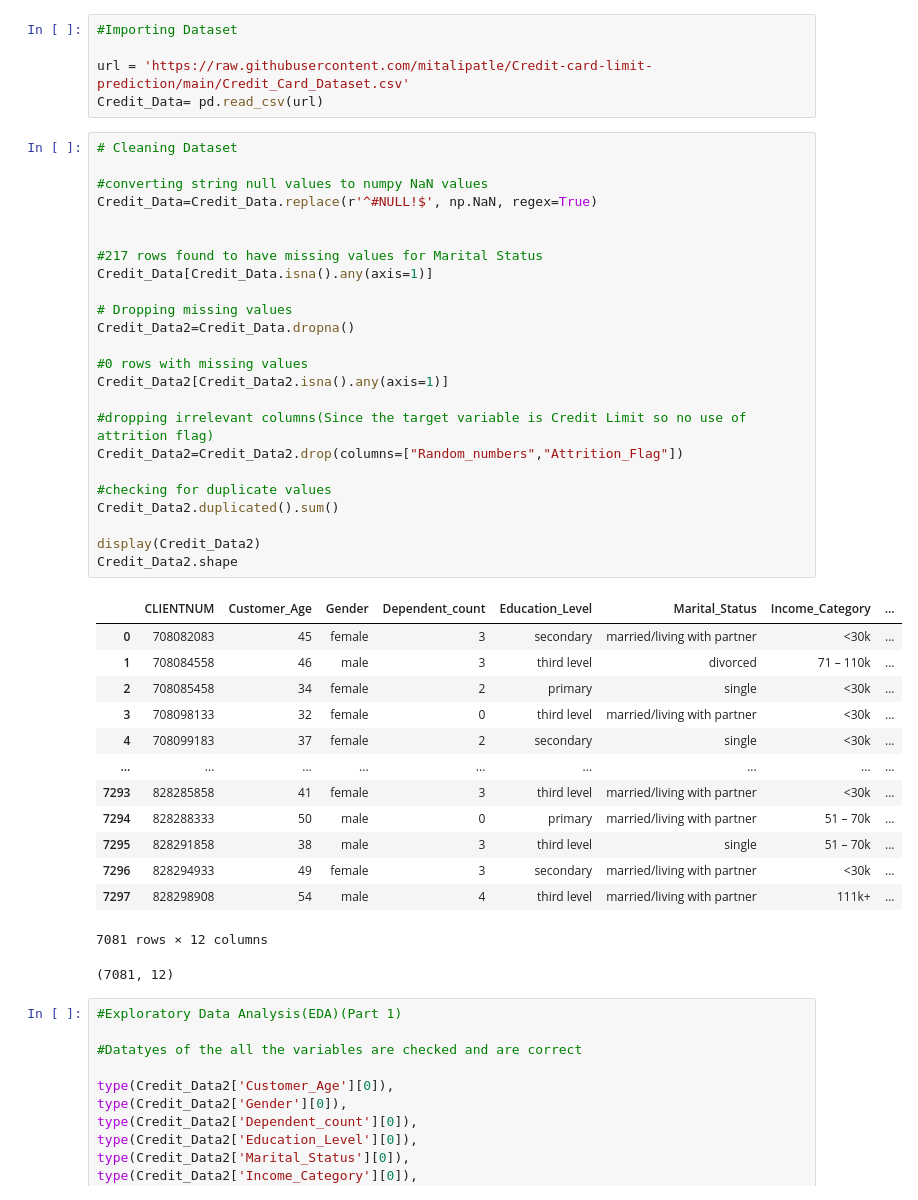
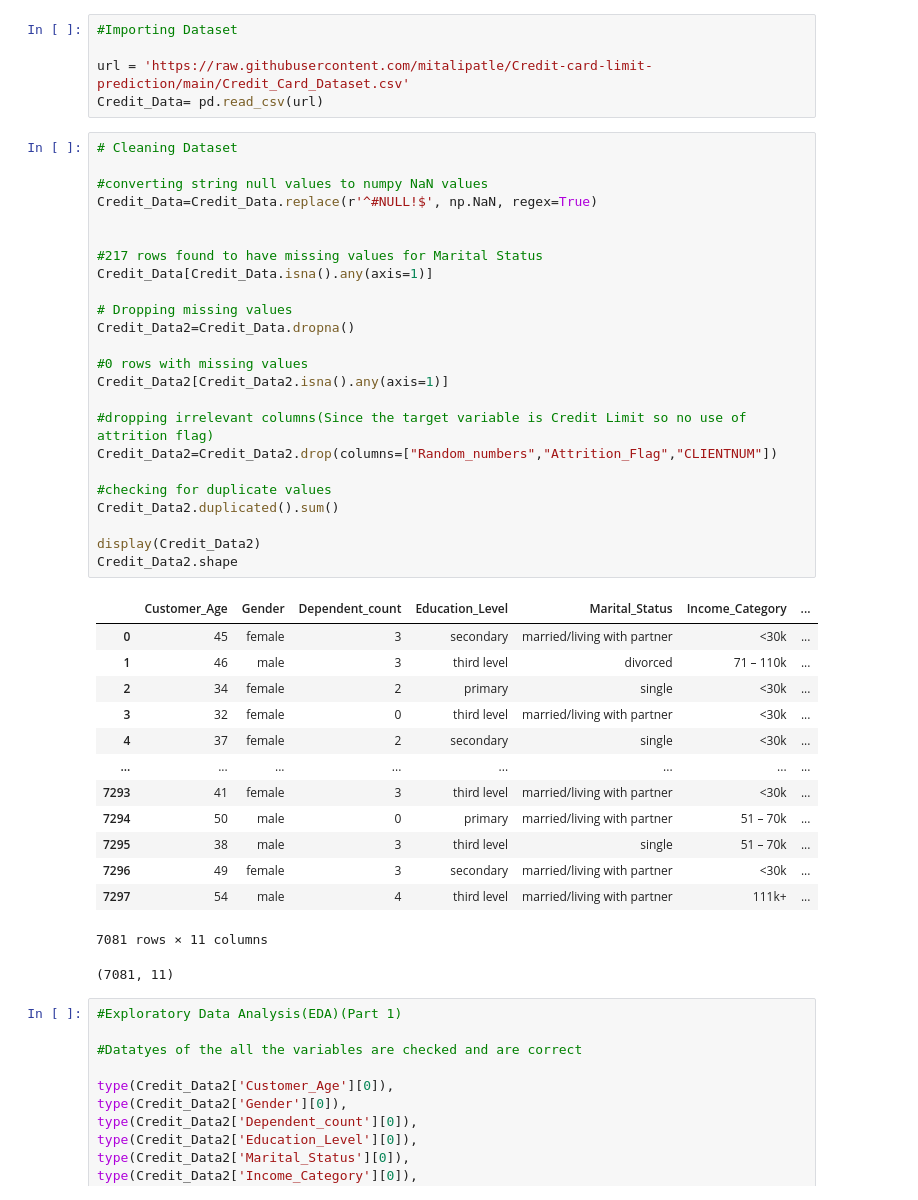
Before and after one commit to mitalipatle/Credit-card-limit-prediction-in-python, a Jupyter notebook: Credit_Limit_Prediction.ipynb, the cells around one changed output. Drawn from its saved outputs; the diff is of its cells as text.

Commit message:
removed CLIENTNUM

```diff
--- a/Credit_Limit_Prediction.ipynb
+++ b/Credit_Limit_Prediction.ipynb
@@ -32,42 +32,42 @@ Credit_Data= pd.read_csv(url)
 # %%
 # Cleaning Dataset
 
 #converting string null values to numpy NaN values
 Credit_Data=Credit_Data.replace(r'^#NULL!$', np.NaN, regex=True)
 
 
 #217 rows found to have missing values for Marital Status
 Credit_Data[Credit_Data.isna().any(axis=1)]
 
 # Dropping missing values
 Credit_Data2=Credit_Data.dropna()
 
 #0 rows with missing values
 Credit_Data2[Credit_Data2.isna().any(axis=1)]
 
 #dropping irrelevant columns(Since the target variable is Credit Limit so no use of attrition flag)
-Credit_Data2=Credit_Data2.drop(columns=["Random_numbers","Attrition_Flag"])
+Credit_Data2=Credit_Data2.drop(columns=["Random_numbers","Attrition_Flag","CLIENTNUM"])
 
 #checking for duplicate values
 Credit_Data2.duplicated().sum()
 
 display(Credit_Data2)
 Credit_Data2.shape
 # %% [output]
-|  | CLIENTNUM | Customer_Age | Gender | Dependent_count | Education_Level | Marital_Status | Income_Category | ... |
-| 0 | 708082083 | 45 | female | 3 | secondary | married/living with partner | <30k | ... |
-| 1 | 708084558 | 46 | male | 3 | third level | divorced | 71 – 110k | ... |
-| 2 | 708085458 | 34 | female | 2 | primary | single | <30k | ... |
-| 3 | 708098133 | 32 | female | 0 | third level | married/living with partner | <30k | ... |
-| 4 | 708099183 | 37 | female | 2 | secondary | single | <30k | ... |
-| ... | ... | ... | ... | ... | ... | ... | ... | ... |
-| 7293 | 828285858 | 41 | female | 3 | third level | married/living with partner | <30k | ... |
-| 7294 | 828288333 | 50 | male | 0 | primary | married/living with partner | 51 – 70k | ... |
-| 7295 | 828291858 | 38 | male | 3 | third level | single | 51 – 70k | ... |
-| 7296 | 828294933 | 49 | female | 3 | secondary | married/living with partner | <30k | ... |
-| 7297 | 828298908 | 54 | male | 4 | third level | married/living with partner | 111k+ | ... |
+|  | Customer_Age | Gender | Dependent_count | Education_Level | Marital_Status | Income_Category | ... |
+| 0 | 45 | female | 3 | secondary | married/living with partner | <30k | ... |
+| 1 | 46 | male | 3 | third level | divorced | 71 – 110k | ... |
+| 2 | 34 | female | 2 | primary | single | <30k | ... |
+| 3 | 32 | female | 0 | third level | married/living with partner | <30k | ... |
+| 4 | 37 | female | 2 | secondary | single | <30k | ... |
+| ... | ... | ... | ... | ... | ... | ... | ... |
+| 7293 | 41 | female | 3 | third level | married/living with partner | <30k | ... |
+| 7294 | 50 | male | 0 | primary | married/living with partner | 51 – 70k | ... |
+| 7295 | 38 | male | 3 | third level | single | 51 – 70k | ... |
+| 7296 | 49 | female | 3 | secondary | married/living with partner | <30k | ... |
+| 7297 | 54 | male | 4 | third level | married/living with partner | 111k+ | ... |
-7081 rows × 12 columns
+7081 rows × 11 columns
-(7081, 12)
+(7081, 11)
 # %%
 #Exploratory Data Analysis(EDA)(Part 1)
 
```
Also changed, not shown: parts of 2 cells of this notebook.
